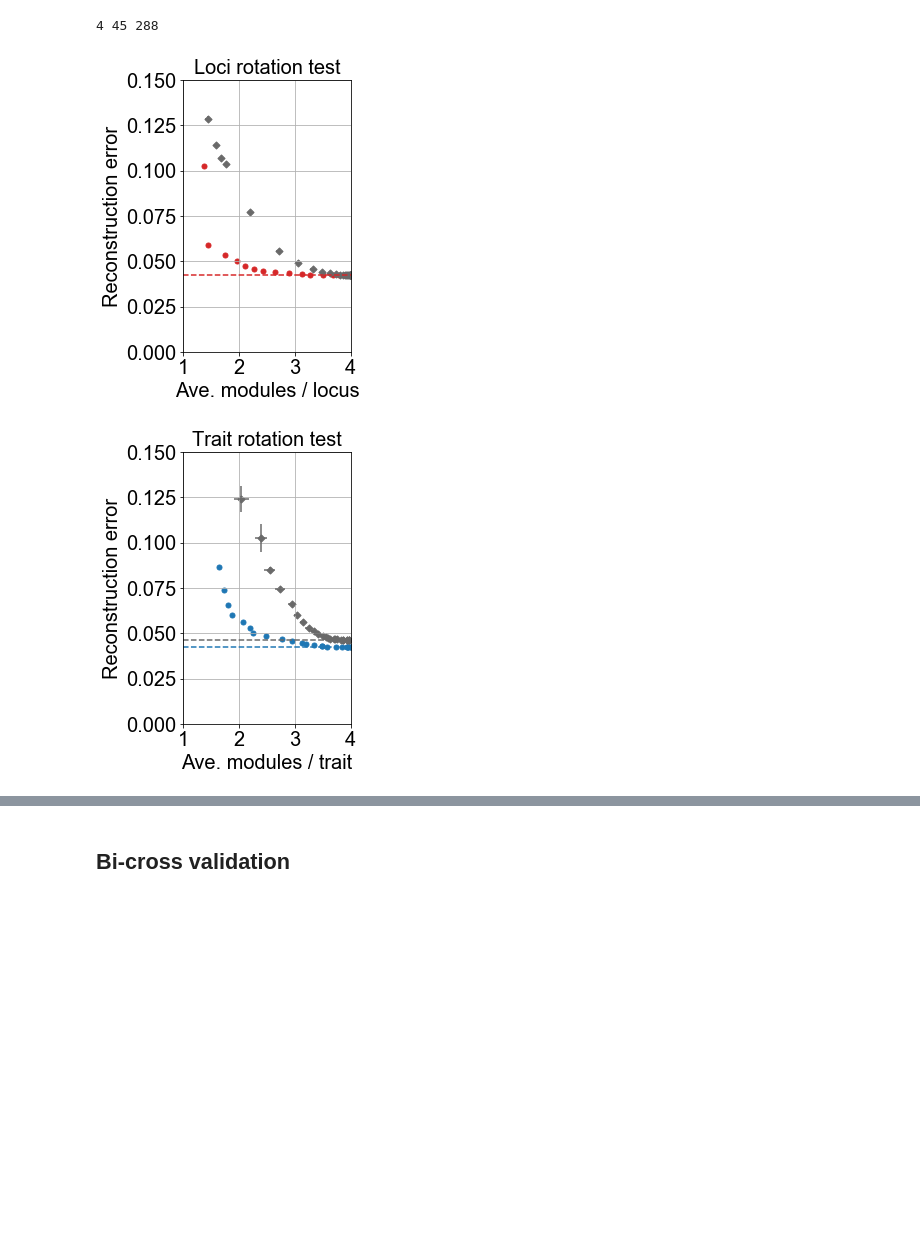
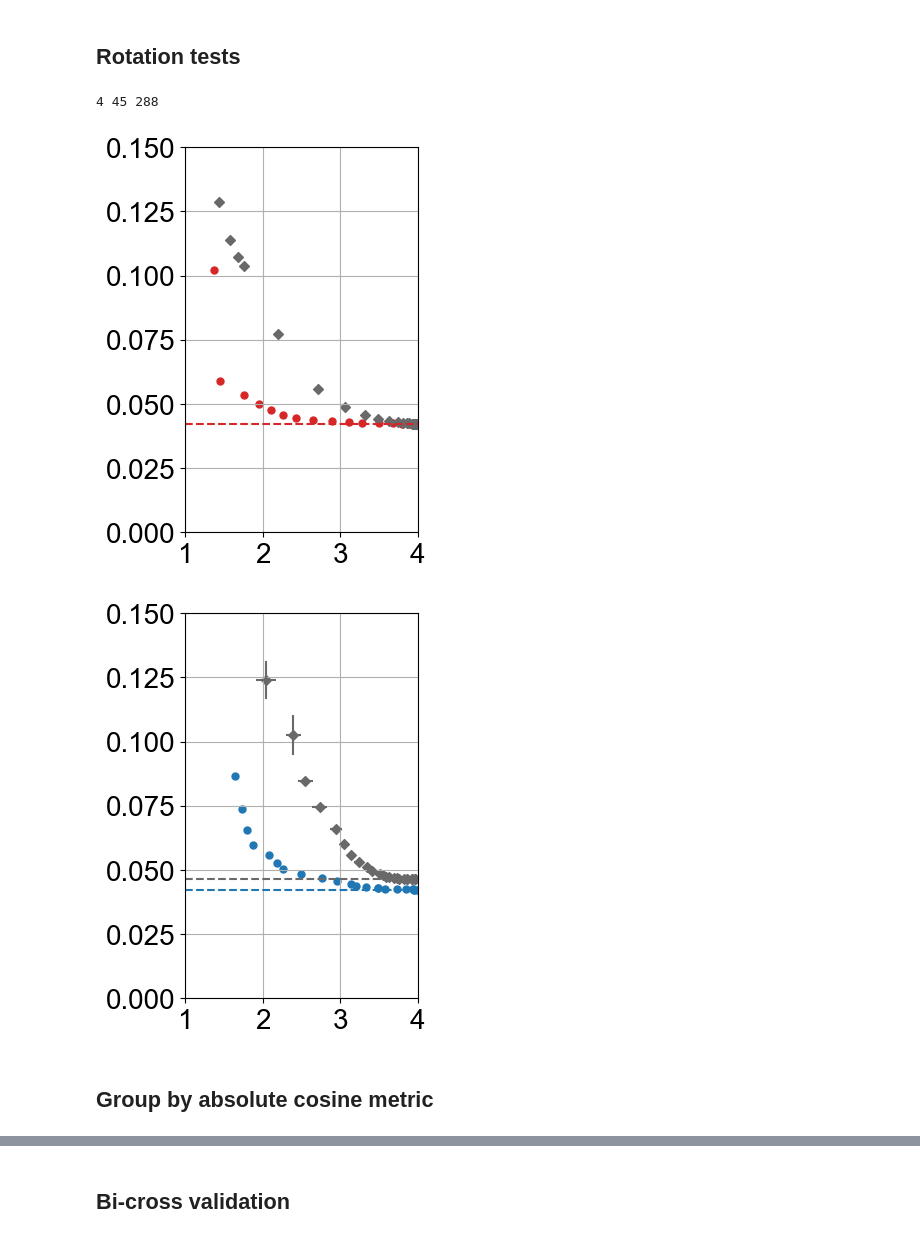
Before and after one commit to spetti/sparse-structure-discovery, a Jupyter notebook: SSD/kinsler_figures.ipynb, the cells around one changed output, grey strips where cells are left out. Cells and saved outputs as stored; diff of their text form; code cells hidden in the pictures; blank space fills up the shorter version.

```diff
--- a/SSD/kinsler_figures.ipynb
+++ b/SSD/kinsler_figures.ipynb
@@ -213,34 +214,38 @@ plot_solution_space(fct, K, lamb1_range, lamb2_range,  minx, maxx, miny, maxy, v
+# %% [markdown]
+## Rotation tests
 # %%
 mode = "kinsler"
 fcts= pickle.load(open(f"pickled_factorizers/{mode}","rb"))
 
 lamb1_range = 10**(np.linspace(np.log10(1e-4),np.log10(1e-2),25))
 lamb2_range = 10**(np.linspace(np.log10(1e-3),np.log10(1.5),25))
 lamb1_fixed = [1e-4]
 lamb2_fixed = [1e-3]
 svd_k = 4
 mws = 0
 
 yrange = (0,.15)
 xrange = (1,4)
 figsize = (3,5)
 
 name = mode
 fct = fcts[(name , None,None)]
 K = fct.computed_params(printout = False)[0][1]
 print(K, fct.FF.shape[0], fct.FF.shape[1])
 
 fct_rots = [fcts[(name, None, i)] for i in [3,4,5]]
 rotate = "loci"
-plot_rotation_test_w_error(fct, fct_rots, K, lamb1_fixed, lamb2_range, xrange, yrange, rotate, fs = 20, svd_k=K, true_line = False, save_name = f"{fig_path}/{rotate}_rot_test.pdf", figsize = figsize, xticks = [1,2,3,4], oc='tab:red', rotc='dimgrey', labels= True, legend = False)
+plot_rotation_test_w_error(fct, fct_rots, K, lamb1_fixed, lamb2_range, xrange, yrange, rotate, fs = 20, svd_k=K, true_line = False, save_name = f"{fig_path}/{rotate}_rot_test.pdf", figsize = figsize, xticks = [1,2,3,4], oc='tab:red', rotc='dimgrey', labels= False, legend = False)
 
 fct_rots = [fcts[(name, i, None)] for i in [0,1,2]]
 rotate = "env"
-plot_rotation_test_w_error(fct, fct_rots, K, lamb1_range, lamb2_fixed, xrange, yrange, rotate, fs = 20, svd_k=K, true_line = False, save_name = f"{fig_path}/{rotate}_rot_test.pdf", figsize = figsize, xticks = [1,2,3,4], oc='tab:blue', rotc='dimgrey', labels= True, legend = False)
+plot_rotation_test_w_error(fct, fct_rots, K, lamb1_range, lamb2_fixed, xrange, yrange, rotate, fs = 20, svd_k=K, true_line = False, save_name = f"{fig_path}/{rotate}_rot_test.pdf", figsize = figsize, xticks = [1,2,3,4], oc='tab:blue', rotc='dimgrey', labels= False, legend = False)
 # %% [output]
 4 45 288
-[figure, old version]
+[figure, new version]
-[figure, old version]
+[figure, new version]
+# %% [markdown]
+## Group by absolute cosine metric
 # %%
 p = fct.find_key(1.8,2)
 M = fct.M_preds[p]
```
Also changed, not shown: parts of 44 cells of this notebook, 5 other files.
